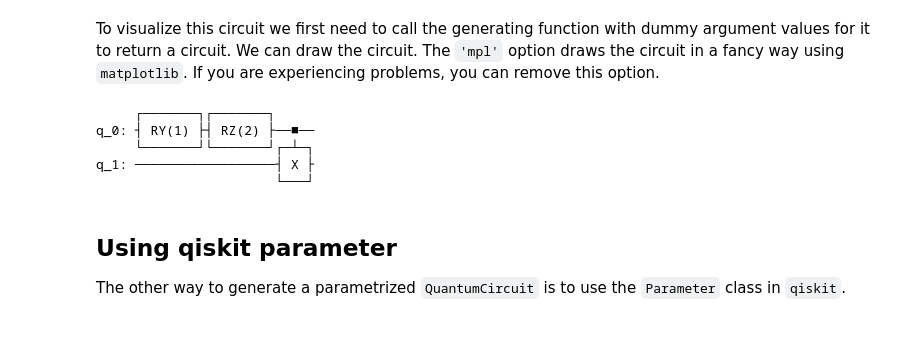
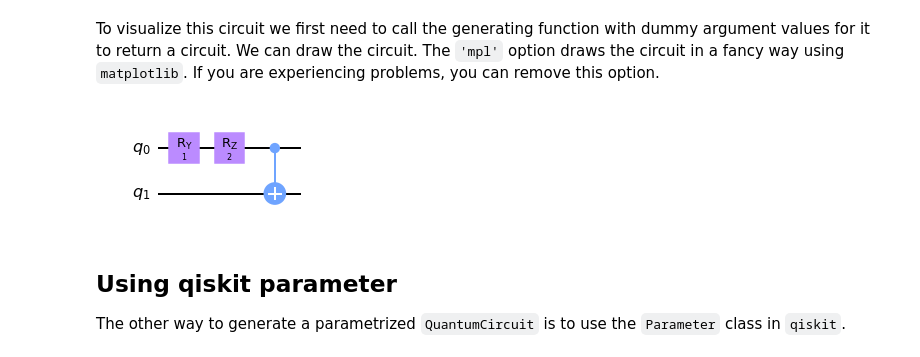
Before and after one commit to WaywardPhoton/QSciTech-QuantumBC-Workshop-Team4-Solution, a Jupyter notebook: activity3-2.ipynb, the cells around one changed output. Saved outputs shown, nothing was run; the diff lists cells and outputs as text; code cells hidden in the pictures.

```diff
--- a/activity3-2.ipynb
+++ b/activity3-2.ipynb
@@ -61,13 +61,9 @@ To visualize this circuit we first need to call the generating function with dum
 # %%
 varform_qc = example_2qubits_2params_quantum_circuit
 qc = varform_qc(1,2)
-qc.draw()
+qc.draw('mpl')
 # %% [output]
-     ┌───────┐┌───────┐
-q_0: ┤ RY(1) ├┤ RZ(2) ├──■──
-     └───────┘└───────┘┌─┴─┐
-q_1: ──────────────────┤ X ├
-                       └───┘
+[figure, added]
 # %% [markdown]
 ## Using qiskit parameter
 
```
Also changed, not shown: parts of 24 cells of this notebook, 1 other file.
